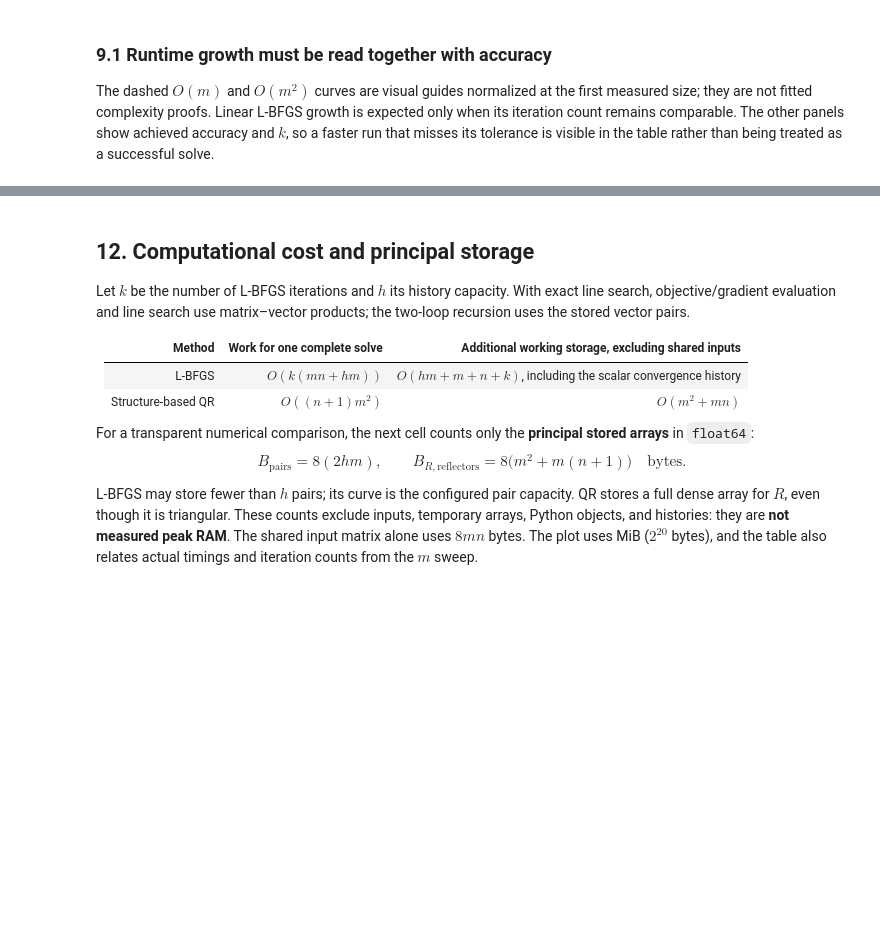
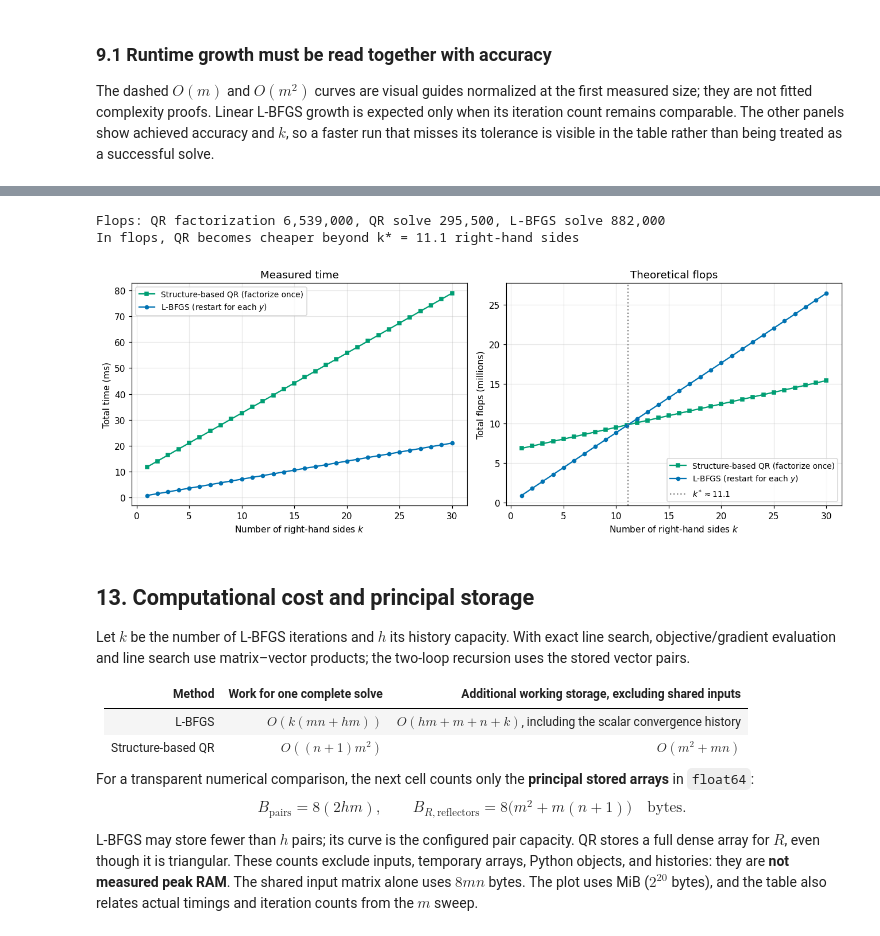
Before and after one commit to GianlucaPanzani/CM-Project-25-26, a Jupyter notebook: 04_comparison.ipynb, the cells around one changed output, grey strips where cells are left out. Saved outputs shown, nothing was run; the diff lists cells and outputs as text; code cells hidden in the pictures; blank space fills up the shorter version.

```diff
--- a/04_comparison.ipynb
+++ b/04_comparison.ipynb
@@ -753,5 +824,47 @@ plt.show()
+# %%
+# The same comparison in flops (implementation-independent)
+
+phases  = qr_theoretical_cost(m_, n_, 'structure')['phases']
+f_fact  = phases['reflectors'] + phases['factorization']
+f_solve = phases['apply_QT'] + phases['back_subst']
+_, h_y, _ = lbfgs_optimize(X, y_new, LAMBDA, **LBFGS_OPTIONS)
+f_lbfgs = actual_cost(h_y, m_, n_)['total_flops']
+
+print(f"\nFlops: QR factorization {f_fact:,}, QR solve {f_solve:,}, L-BFGS solve {f_lbfgs:,}")
+print(f"In flops, QR becomes cheaper beyond k* = {f_fact / (f_lbfgs - f_solve):.1f} right-hand sides")
+# %% [output]
+Flops: QR factorization 6,539,000, QR solve 295,500, L-BFGS solve 882,000
+In flops, QR becomes cheaper beyond k* = 11.1 right-hand sides
+# %%
+# Total cost for k right-hand sides: time (left) and flops (right)
+k_values = np.arange(1, 31)
+fig, axes = plt.subplots(1, 2, figsize=(12, 4.5))
+
+axes[0].plot(k_values, (t_fact + k_values * t_solve) * 1e3, 's-', color='#009E73',
+             markersize=4, label='Structure-based QR (factorize once)')
+axes[0].plot(k_values, k_values * t_lbfgs * 1e3, 'o-', color='#0072B2',
+             markersize=4, label='L-BFGS (restart for each $y$)')
+axes[0].set(xlabel='Number of right-hand sides $k$', ylabel='Total time (ms)',
+            title='Measured time')
+
+axes[1].plot(k_values, (f_fact + k_values * f_solve) / 1e6, 's-', color='#009E73',
+             markersize=4, label='Structure-based QR (factorize once)')
+axes[1].plot(k_values, k_values * f_lbfgs / 1e6, 'o-', color='#0072B2',
+             markersize=4, label='L-BFGS (restart for each $y$)')
+k_star = f_fact / (f_lbfgs - f_solve)
+axes[1].axvline(k_star, color='gray', linestyle=':', label=f'$k^* \\approx {k_star:.1f}$')
+axes[1].set(xlabel='Number of right-hand sides $k$', ylabel='Total flops (millions)',
+            title='Theoretical flops')
+
+for ax in axes:
+    ax.grid(alpha=0.3)
+    ax.legend(fontsize=9)
+fig.tight_layout()
+plt.show()
+# %% [output]
+[figure, added]
 # %% [markdown]
-## 12. Computational cost and principal storage
+## 13. Computational cost and principal storage
 
 Let $k$ be the number of L-BFGS iterations and $h$ its history capacity.
 With exact line search, objective/gradient evaluation and line search use
```
Also changed, not shown: parts of 23 cells of this notebook, 3 other files.
